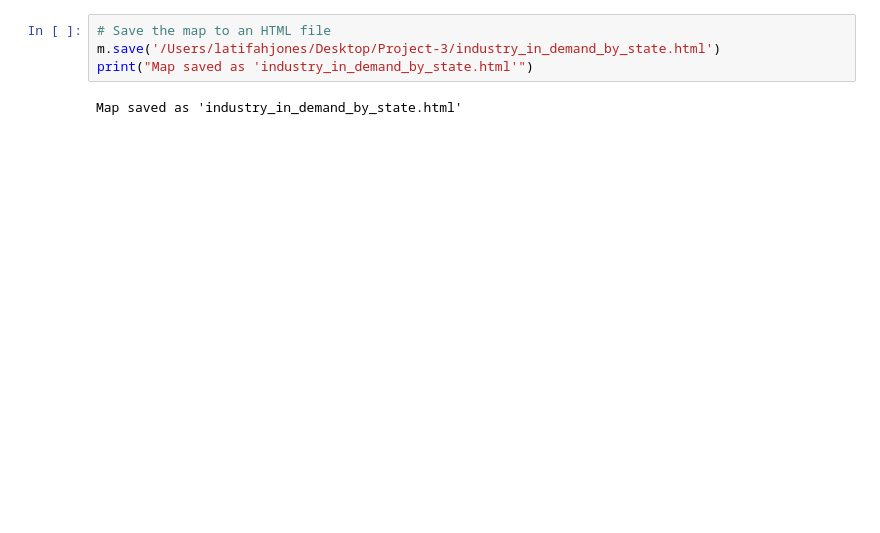
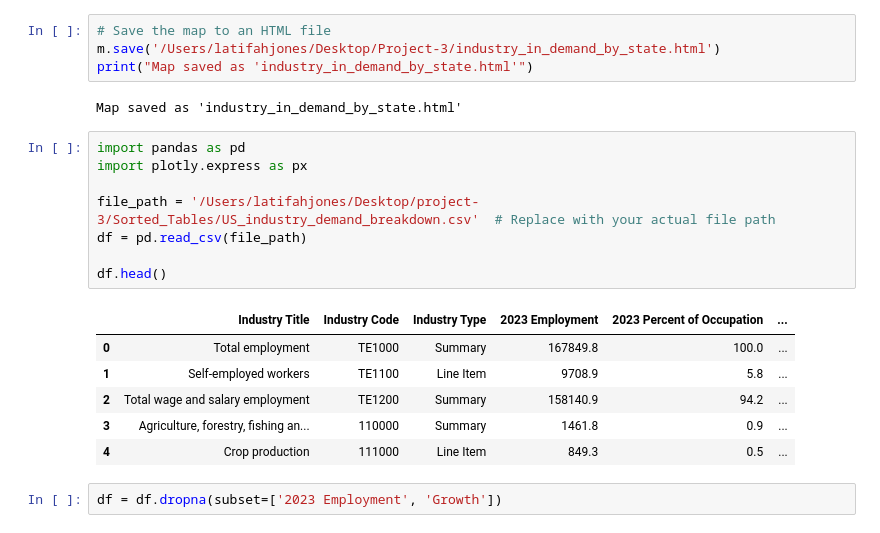
Before and after one commit to aferrodelgado/project-3, a Jupyter notebook: Industry_Demand_per_state.ipynb, the cells around one changed output. Cells and saved outputs as stored; diff of their text form; blank space fills up the shorter version.

```diff
--- a/Industry_Demand_per_state.ipynb
+++ b/Industry_Demand_per_state.ipynb
@@ -151,3 +151,20 @@ m.save('/Users/latifahjones/Desktop/Project-3/industry_in_demand_by_state.html')
 print("Map saved as 'industry_in_demand_by_state.html'")
 # %% [output]
 Map saved as 'industry_in_demand_by_state.html'
+# %%
+import pandas as pd
+import plotly.express as px
+
+file_path = '/Users/latifahjones/Desktop/project-3/Sorted_Tables/US_industry_demand_breakdown.csv'  # Replace with your actual file path
+df = pd.read_csv(file_path)
+
+df.head()
+# %% [output]
+|  | Industry Title | Industry Code | Industry Type | 2023 Employment | 2023 Percent of Occupation | ... |
+| 0 | Total employment | TE1000 | Summary | 167849.8 | 100.0 | ... |
+| 1 | Self-employed workers | TE1100 | Line Item | 9708.9 | 5.8 | ... |
+| 2 | Total wage and salary employment | TE1200 | Summary | 158140.9 | 94.2 | ... |
+| 3 | Agriculture, forestry, fishing an... | 110000 | Summary | 1461.8 | 0.9 | ... |
+| 4 | Crop production | 111000 | Line Item | 849.3 | 0.5 | ... |
+# %%
+df = df.dropna(subset=['2023 Employment', 'Growth'])
```
